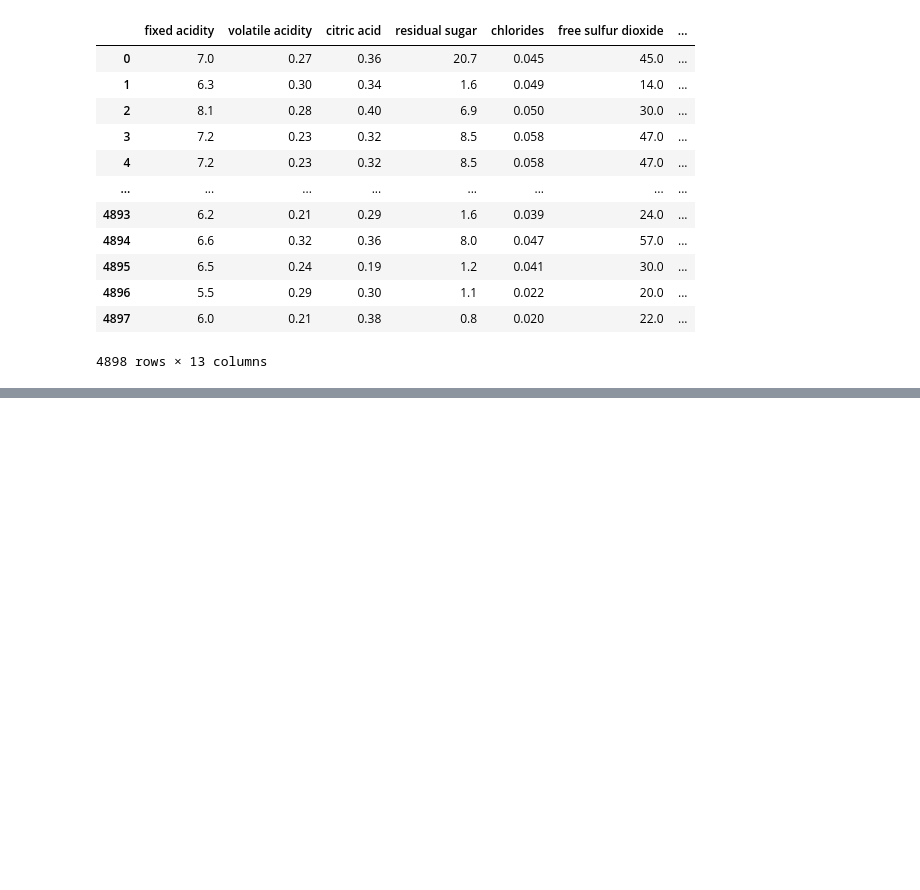
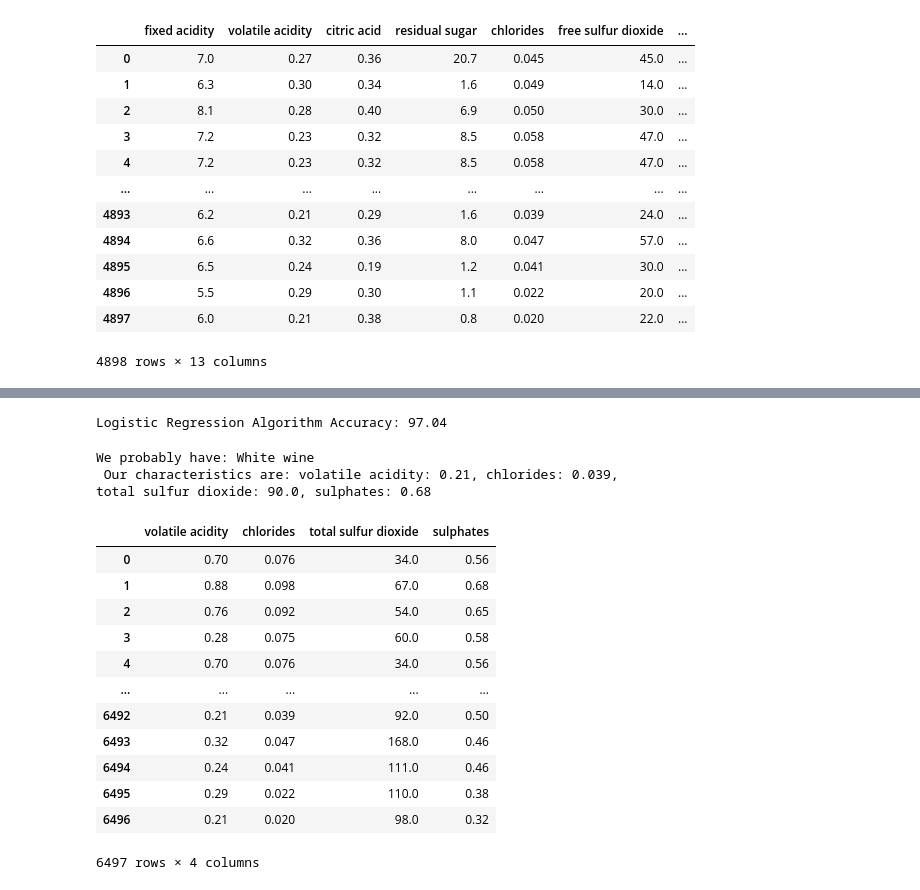
Before and after one commit to novik2713/CAB_Winery_Project, a Jupyter notebook: winery_ml.ipynb, the cells around one changed output, grey strips where cells are left out. Cells and saved outputs as stored; diff of their text form; code cells hidden in the pictures; blank space fills up the shorter version.

```diff
--- a/winery_ml.ipynb
+++ b/winery_ml.ipynb
@@ -702,0 +705,9 @@ display(multivariate_WW, white_wine)
+# %%
+which_wine = wine[['volatile acidity','chlorides', 'total sulfur dioxide', 'sulphates']] #testing with 4 parameters
+which_wine_all = wine[['fixed acidity', 'volatile acidity','chlorides', 'free sulfur dioxide', 'total sulfur dioxide', 'sulphates']] #testing with 6 parameters result u see later
+Wine_type = wine["wine_type_red wine"].values.reshape(-1, 1)
+
+
+print(which_wine.shape)
+print(which_wine_all.shape)
+print(Wine_type.shape)
@@ -702,0 +805,38 @@ display(multivariate_WW, white_wine)
+# %%
+# Chosed Logistic Regression Algorithm because it's simple fast and works good for binary classification
+from sklearn.linear_model import LogisticRegression
+wine_logistic = LogisticRegression(solver='lbfgs', max_iter=100)
+wine_logistic.fit(which_wine_train, Wine_type_train.ravel())
+print(f'Logistic Regression Algorithm Accuracy: {(wine_logistic.score(which_wine_train, Wine_type_train)*100).round(2)}')
+# %% [output]
+Logistic Regression Algorithm Accuracy: 97.04
+# %%
+wine_mapping = {1:"Red Wine", 0: "White wine"}
+# Enter the attributes ['volatile acidity','chlorides', 'total sulfur dioxide', 'sulphates']
+predictions_w = [0.21, 0.039, 90.0, 0.68]
+pred_result = wine_logistic.predict([predictions_w])
+predicted_wine = wine_mapping.get(pred_result[0], "Unknown Wine")
+
+print(f"We probably have: {predicted_wine}"
+      f"\n Our characteristics are: volatile acidity: {predictions_w[0]}, chlorides: {predictions_w[1]},"
+      f"\ntotal sulfur dioxide: {predictions_w[2]}, sulphates: {predictions_w[3]}")
+# %% [output]
+We probably have: White wine
+ Our characteristics are: volatile acidity: 0.21, chlorides: 0.039,
+total sulfur dioxide: 90.0, sulphates: 0.68
+# %%
+which_wine
+# %% [output]
+|  | volatile acidity | chlorides | total sulfur dioxide | sulphates |
+| 0 | 0.70 | 0.076 | 34.0 | 0.56 |
+| 1 | 0.88 | 0.098 | 67.0 | 0.68 |
+| 2 | 0.76 | 0.092 | 54.0 | 0.65 |
+| 3 | 0.28 | 0.075 | 60.0 | 0.58 |
+| 4 | 0.70 | 0.076 | 34.0 | 0.56 |
+| ... | ... | ... | ... | ... |
+| 6492 | 0.21 | 0.039 | 92.0 | 0.50 |
+| 6493 | 0.32 | 0.047 | 168.0 | 0.46 |
+| 6494 | 0.24 | 0.041 | 111.0 | 0.46 |
+| 6495 | 0.29 | 0.022 | 110.0 | 0.38 |
+| 6496 | 0.21 | 0.020 | 98.0 | 0.32 |
+6497 rows × 4 columns
```
Also changed, not shown: parts of 22 cells of this notebook.
